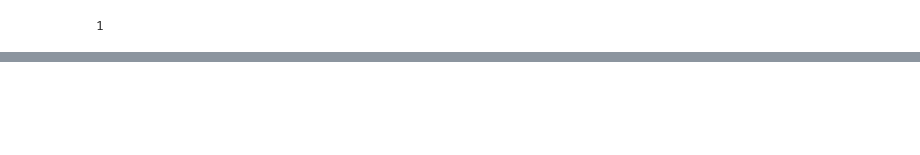
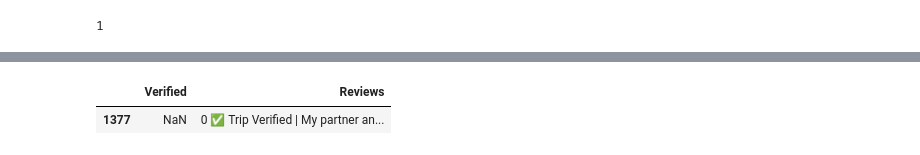
Before and after one commit to L-z-r-s/NLP, a Jupyter notebook: British_Airways.ipynb, the cells around one changed output, grey strips where cells are left out. Drawn from its saved outputs; the diff is of its cells as text; code cells hidden in the pictures; blank space fills up the shorter version.

```diff
--- a/British_Airways.ipynb
+++ b/British_Airways.ipynb
@@ -277,3 +255,8 @@ Review      0
 dtype: int64
+# %%
+Final_data[Final_data['Verified'].isna()]
+# %% [output]
+|  | Verified | Reviews |
+| 1377 | NaN | 0 ✅ Trip Verified | My partner an... |
 # %%
 Final_data.dropna(inplace=True)
```
Also changed, not shown: parts of 21 cells of this notebook.
